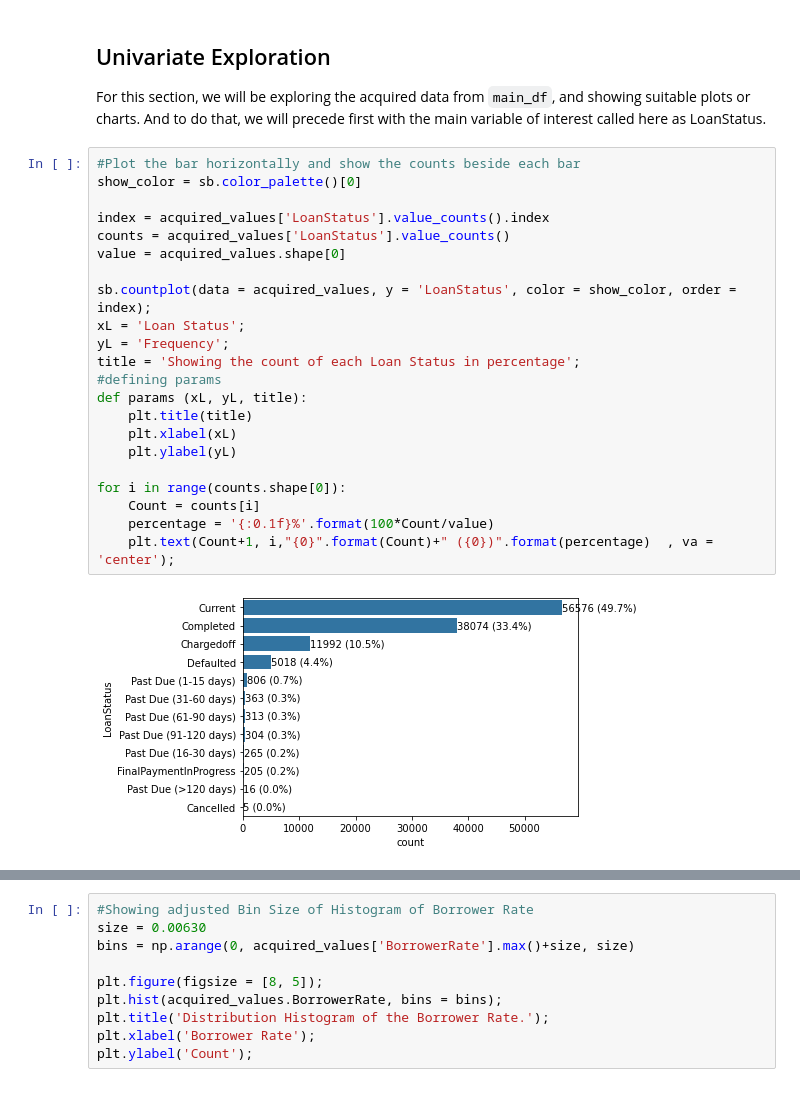
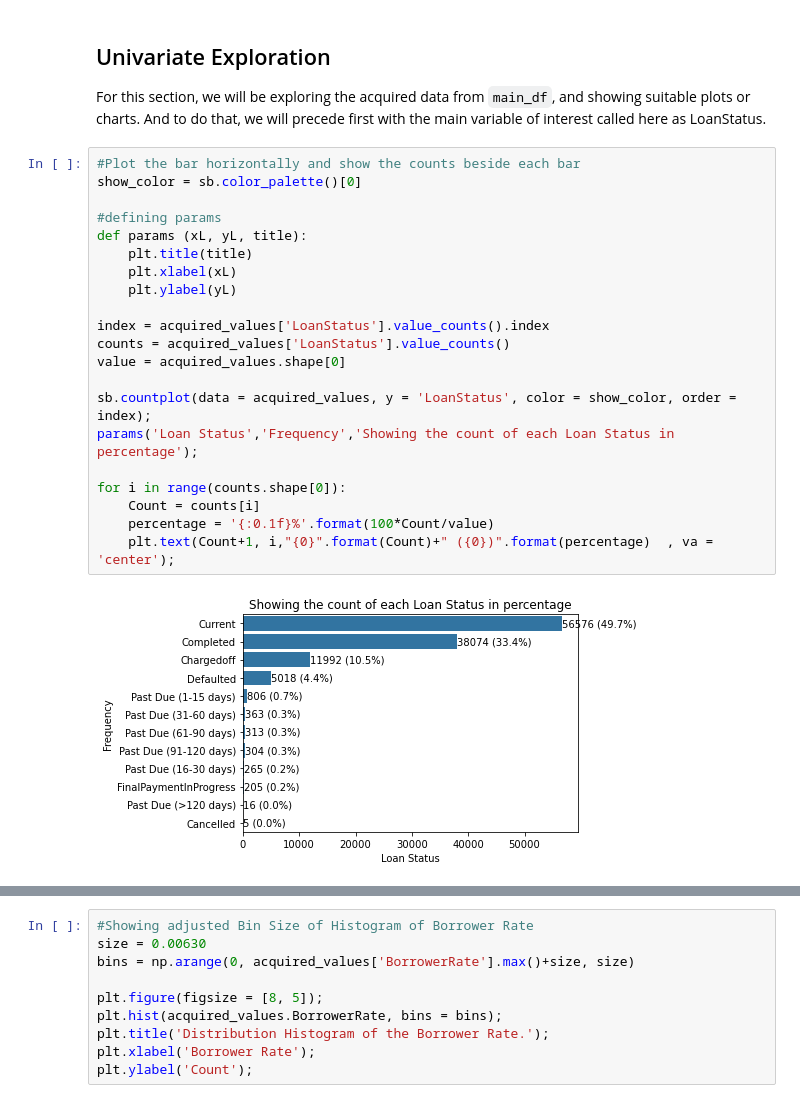
Before and after one commit to nakatsinho/Dataset-Communicate, a Jupyter notebook: Part_I_exploration_template.ipynb, the cells around one changed output, grey strips where cells are left out. Cells and saved outputs as stored; diff of their text form.

```diff
--- a/Part_I_exploration_template.ipynb
+++ b/Part_I_exploration_template.ipynb
@@ -196,27 +196,26 @@ For this section, we will be exploring the acquired data from `main_df`, and sho
 # %%
 #Plot the bar horizontally and show the counts beside each bar
 show_color = sb.color_palette()[0]
+
+#defining params
+def params (xL, yL, title):
+    plt.title(title)
+    plt.xlabel(xL)
+    plt.ylabel(yL)
 
 index = acquired_values['LoanStatus'].value_counts().index
 counts = acquired_values['LoanStatus'].value_counts()
 value = acquired_values.shape[0]
 
 sb.countplot(data = acquired_values, y = 'LoanStatus', color = show_color, order = index);
-xL = 'Loan Status';
-yL = 'Frequency';
-title = 'Showing the count of each Loan Status in percentage';
-#defining params
-def params (xL, yL, title):
-    plt.title(title)
-    plt.xlabel(xL)
-    plt.ylabel(yL)
+params('Loan Status','Frequency','Showing the count of each Loan Status in percentage');
 
 for i in range(counts.shape[0]):
     Count = counts[i]
     percentage = '{:0.1f}%'.format(100*Count/value)
     plt.text(Count+1, i,"{0}".format(Count)+" ({0})".format(percentage)  , va = 'center');
 # %% [output]
-[figure, old version]
+[figure, new version]
 # %%
 #Here we have a Histogram showing Distribution of Borrower
 size = 0.030
```
Also changed, not shown: parts of 32 cells of this notebook.
